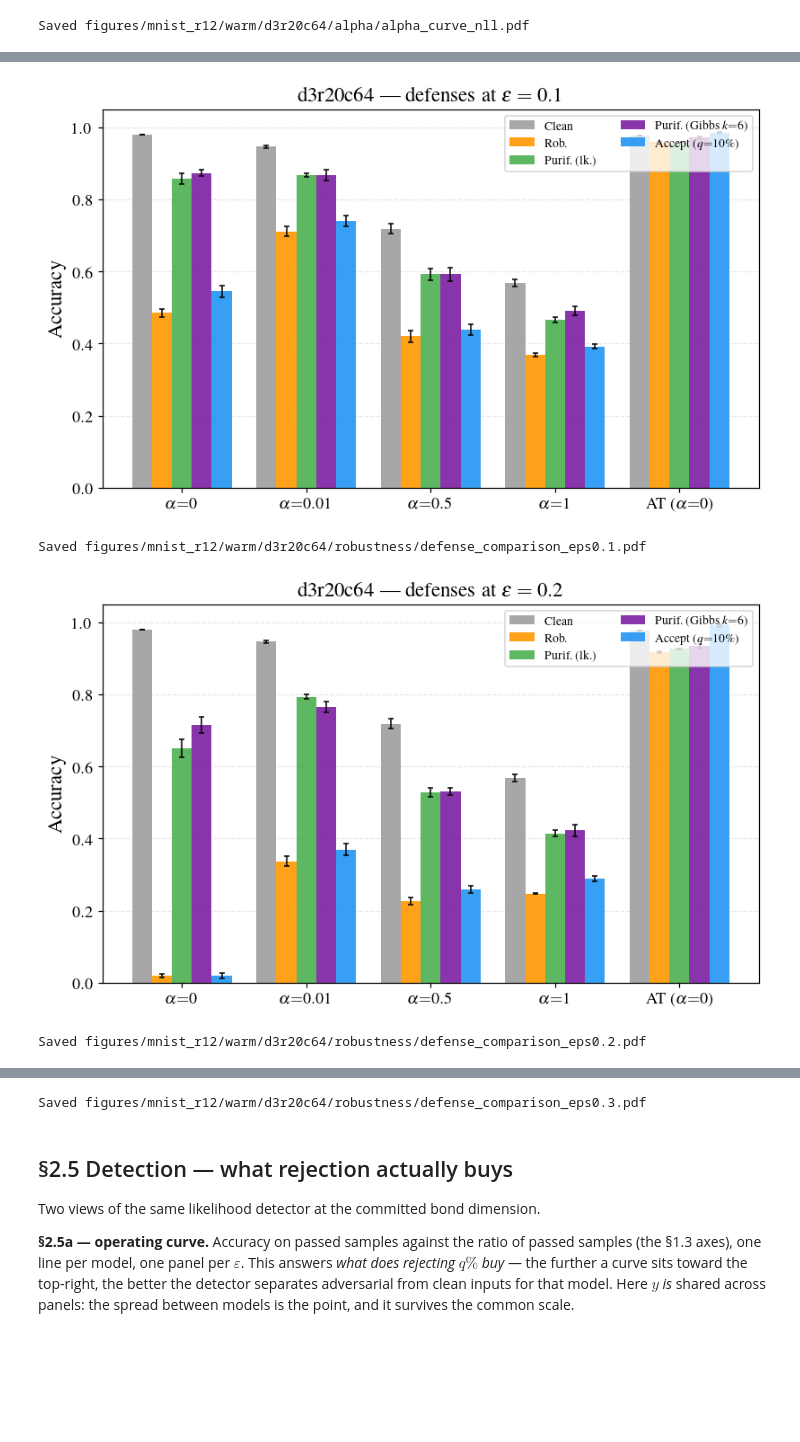
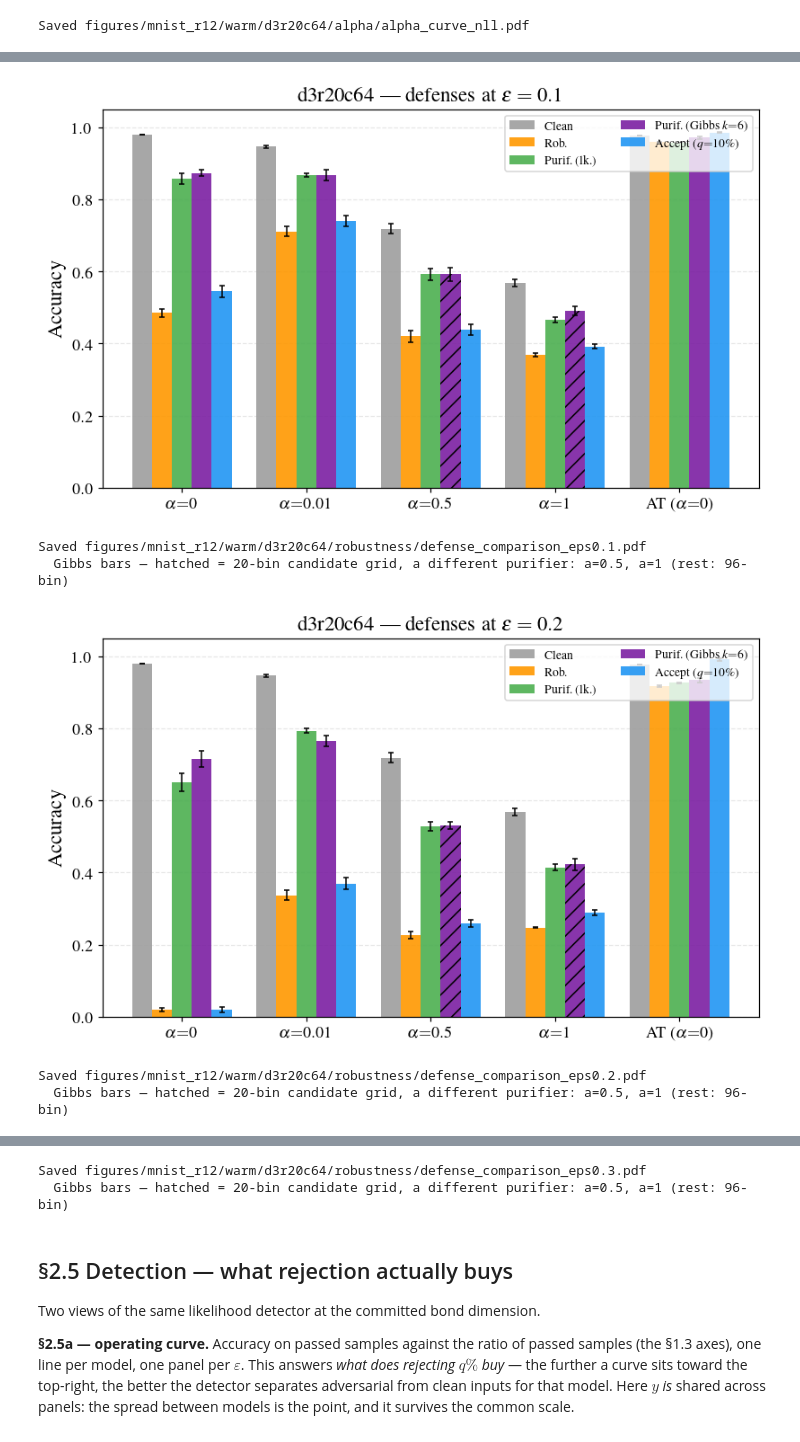
Before and after one commit to MLNissenGonzalez/bm4tc, a Jupyter notebook: notebooks/mnist.ipynb, the cells around one changed output, grey strips where cells are left out. Saved outputs shown, nothing was run; the diff lists cells and outputs as text; code cells hidden in the pictures; blank space fills up the shorter version.

```diff
--- a/notebooks/mnist.ipynb
+++ b/notebooks/mnist.ipynb
@@ -571,6 +673,19 @@ print("\n# Post-hoc analysis — one pass per run dir:")
 print("python analysis/sweep.py <sweep_dir> --viz          # -> evaluation_data.csv (+ sampling PNGs)")
 print(f"python analysis/gibbs.py <sweep_dir> --sweeps {','.join(map(str, GIBBS_KS))} "
       f"--n-eval {GIBBS_N_EVAL}   # -> gibbs_data.csv")
+
+# ---- Gibbs coverage is NOT uniform (see the num_bins split in §0.1) --------------------
+# These sweeps are either off the 96-bin candidate grid or have no gibbs_data.csv at all.
+# Re-running them puts every cell on one purifier and gives k=10 everywhere. Must happen on
+# mathqi -- the checkpoints are not local. Cost is ~linear in num_bins x max(k) x n_eval
+# (~1.6 h/seed at r20; r100 will be substantially worse -- consider a smaller --n-eval).
+_todo = sorted((r["regime"], r["arch"], r["alpha"], r["dir"].name) for r in RUNS
+               if _gibbs_bins(r["regime"], r["arch"], r["alpha"]) != BINS_FULL)
+print(f"\n# Gibbs completion — {len(_todo)} sweep dir(s) not on the {BINS_FULL}-bin grid:")
+for regime, arch, alpha, dirname in _todo:
+    print(f"python analysis/gibbs.py "
+          f"outputs/{DATASET}/{regime}/{EMBEDDING}/{arch}/seed_sweep/{dirname} "
+          f"--sweeps 1,3,6,10 --num-bins {BINS_FULL} --n-eval {GIBBS_N_EVAL}")
 # %% [output]
 # Training (per bond dim) — 3-stage alpha-HPO pipeline, run from the project root:
 python -m experiments.train --multirun +experiments=mnist_full_r12/nat/legendre/d3r10c64/hpo_a0
@@ -636,14 +754,23 @@ for ax, (title, src, col, is_gibbs) in zip(axes.ravel(), PANELS):
             continue
         b, m, s = map(np.array, zip(*pts))
         errline(ax, b, m, s, MODEL_COLOR[(regime, alpha)], model_label(regime, alpha))
+        if is_gibbs:
+            # Overlay the points that came off the coarse candidate grid, so a line that
+            # crosses the 96-bin/20-bin split says so at the point where it crosses.
+            low = [(bd_, mv) for bd_, mv in zip(b, m)
+                   if is_coarse(sel(src, regime=regime, bond_dim=bd_, alpha=alpha))]
+            if low:
+                ax.scatter(*map(list, zip(*low)), s=64, facecolors="white", zorder=5,
+                           edgecolors=MODEL_COLOR[(regime, alpha)], linewidths=1.4)
     ax.set_title(title)
     ax.set_xscale("log"); ax.set_xticks(BOND_DIMS)
     ax.set_xticklabels([str(b) for b in BOND_DIMS])
     ax.xaxis.set_minor_locator(matplotlib.ticker.NullLocator())
     ax.set_ylim(0, 1.02); ax.grid(True, alpha=0.3)
     if is_gibbs:
-        ax.text(0.03, 0.04, rf"$n_{{\mathrm{{eval}}}}={GIBBS_N_EVAL}$", transform=ax.transAxes,
-                fontsize=10, color="dimgray")
+        ax.text(0.03, 0.04, rf"$n_{{\mathrm{{eval}}}}={GIBBS_N_EVAL}$, "
+                            rf"hollow $=$ {coarse_bins()}-bin grid", transform=ax.transAxes,
+                fontsize=9, color="dimgray")
 for ax in axes[1, :]:
     ax.set_xlabel("bond dimension $r$")
 for ax in axes[:, 0]:
@@ -876,8 +1003,12 @@ L += [r"\bottomrule", r"\end{tabular}"]
 
 W = 20
 hdr = f"{'r':<5}{'Model':<12}" + "".join(f"{strip_tex(h):<{W}}" for h, *_ in SUMMARY_METRICS)
+_coarse_rows = sorted({f"r{bd} {model_label(r_, a, tex=False)}"
+                       for bd in BOND_DIMS for r_, a in MODEL_ORDER
+                       if is_coarse(sel(GIBBS, regime=r_, bond_dim=bd, alpha=a))})
 P = [f"MNIST 12x12 — summary at eps={EPS_MAIN_D} "
      f"(lk. radius {PURIFY_RADIUS_D}, Gibbs k={GIBBS_K} on n_eval={GIBBS_N_EVAL}); * = best",
+     f"Gibbs column on the 20-bin grid (different purifier): {', '.join(_coarse_rows) or 'none'}",
      hdr, "-" * len(hdr)]
 prev_bd = None
 for i, (_, lab, bd, cells) in enumerate(body):
@@ -1071,37 +1204,47 @@ the unconditional bars beside it — §2.5 shows what fraction of samples that c
 # %%
 DEFENSES = [
     ("Clean",                                    "#9E9E9E", EVAL,  "acc",                                       False),
     ("Rob.",                                     "#FF9800", EVAL,  "rob/{eps}",                                 False),
     (r"Purif.\ (lk.)" if USE_LATEX else "Purif. (lk.)",
                                                  "#4CAF50", EVAL,  f"uq_purify_acc/{{eps}}/{PURIFY_RADIUS}",    False),
     (rf"Purif.\ (Gibbs $k{{=}}{GIBBS_K}$)" if USE_LATEX else f"Purif. (Gibbs k={GIBBS_K})",
                                                  "#7B1FA2", GIBBS, f"gibbs_purify_acc/{{eps}}/{GIBBS_K}",       False),
     (rf"Accept ($q{{=}}10{PCT}$)",               "#2196F3", EVAL,  f"uq_det_err_passed/{DET_PCT}/{{eps}}",      True),
 ]
 
 models = [(r, a) for r, a in HEADLINE_MODELS if not sel(EVAL, regime=r, arch=ARCH, alpha=a).empty]
 x, n_d = np.arange(len(models)), len(DEFENSES)
 width = 0.8 / n_d
 
 for eps in EPS_LIST:
     fig, ax = plt.subplots(figsize=(7.5, 4.6))
     for j, (label, color, src, tmpl, flip) in enumerate(DEFENSES):
         stats = [ms(sel(src, regime=r, arch=ARCH, alpha=a), tmpl.format(eps=eps), flip)
                  for r, a in models]
         m, s = zip(*stats)
-        ax.bar(x + (j - (n_d - 1) / 2) * width, np.nan_to_num(m), width,
-               yerr=np.nan_to_num(s), label=label, color=color, capsize=2, alpha=0.9,
-               error_kw={"elinewidth": 1})
+        bars = ax.bar(x + (j - (n_d - 1) / 2) * width, np.nan_to_num(m), width,
+                      yerr=np.nan_to_num(s), label=label, color=color, capsize=2,
+                      alpha=0.9, error_kw={"elinewidth": 1})
+        if src is GIBBS:
+            # Hatch the Gibbs bars off the coarse grid: same colour, different defense.
+            for bar, (r, a) in zip(bars, models):
+                if is_coarse(sel(GIBBS, regime=r, arch=ARCH, alpha=a)):
+                    bar.set_hatch("//")
     ax.set_xticks(x)
     ax.set_xticklabels([model_label(r, a) for r, a in models])
     ax.set_ylabel("Accuracy"); ax.set_ylim(0, 1.05)
     ax.grid(axis="y", alpha=0.3, ls="--"); ax.set_axisbelow(True)
     ax.set_title(rf"{ARCH} — defenses at $\varepsilon={bstr(eps)}$")
     ax.legend(fontsize=9, ncol=2, loc="upper right")
     fig.tight_layout()
     save(fig, fig_path("robustness", f"defense_comparison_eps{bstr(eps)}.pdf", arch=ARCH))
+    _note = coarse_note(models, arch=ARCH, mark="hatched")
+    if _note:
+        print(f"  Gibbs bars — {_note}")
 # %% [output]
-[figure, old version]
+[figure, new version]
 Saved figures/mnist_r12/warm/d3r20c64/robustness/defense_comparison_eps0.1.pdf
+  Gibbs bars — hatched = 20-bin candidate grid, a different purifier: a=0.5, a=1 (rest: 96-bin)
-[figure, old version]
+[figure, new version]
 Saved figures/mnist_r12/warm/d3r20c64/robustness/defense_comparison_eps0.2.pdf
+  Gibbs bars — hatched = 20-bin candidate grid, a different purifier: a=0.5, a=1 (rest: 96-bin)
@@ -1109,4 +1252,5 @@ Saved figures/mnist_r12/warm/d3r20c64/robustness/defense_comparison_eps0.2.pdf
 Saved figures/mnist_r12/warm/d3r20c64/robustness/defense_comparison_eps0.3.pdf
+  Gibbs bars — hatched = 20-bin candidate grid, a different purifier: a=0.5, a=1 (rest: 96-bin)
 # %% [markdown]
 ## §2.5  Detection — what rejection actually buys
 
```
Also changed, not shown: parts of 18 cells of this notebook, 26 other files.
